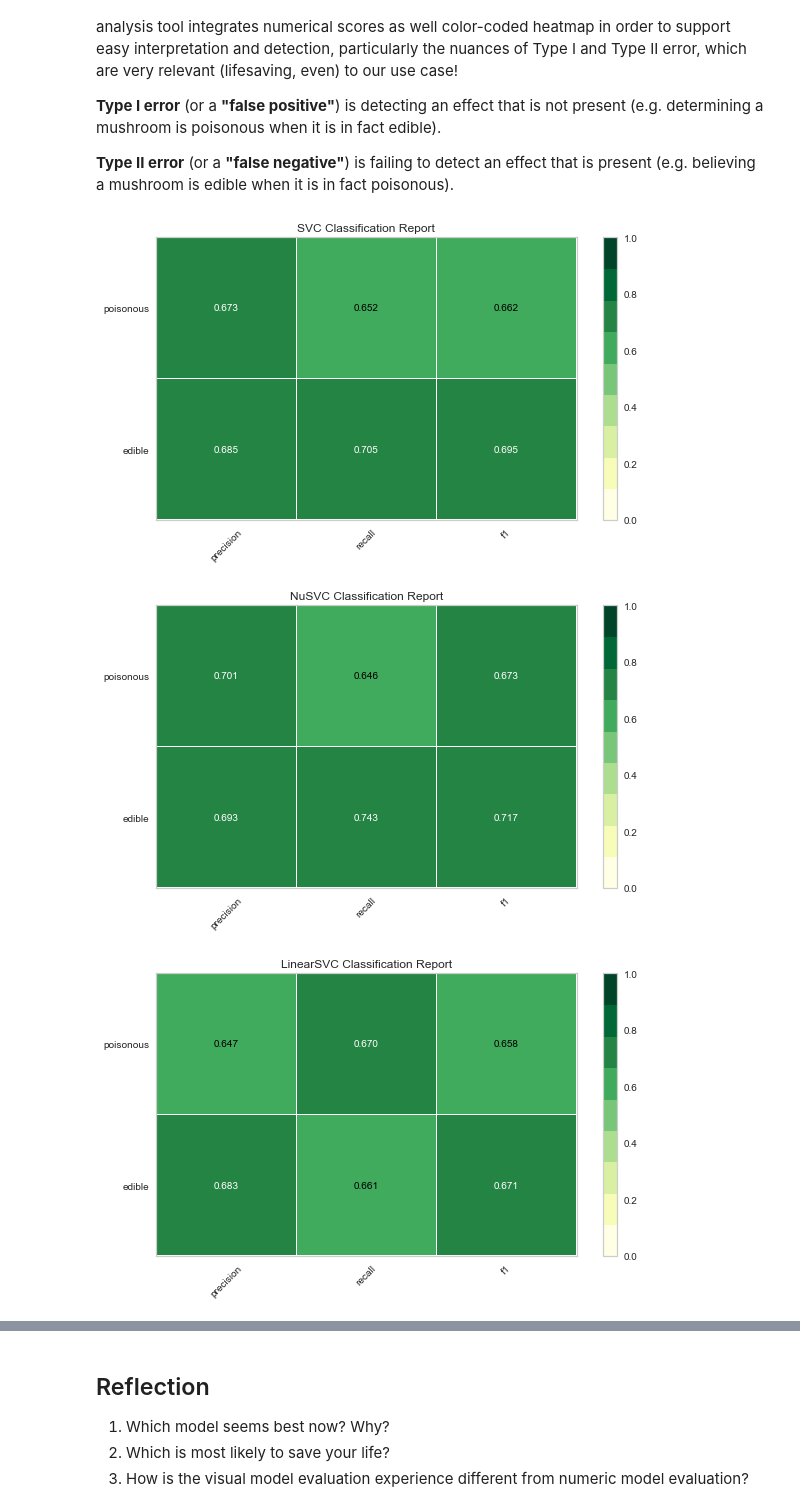
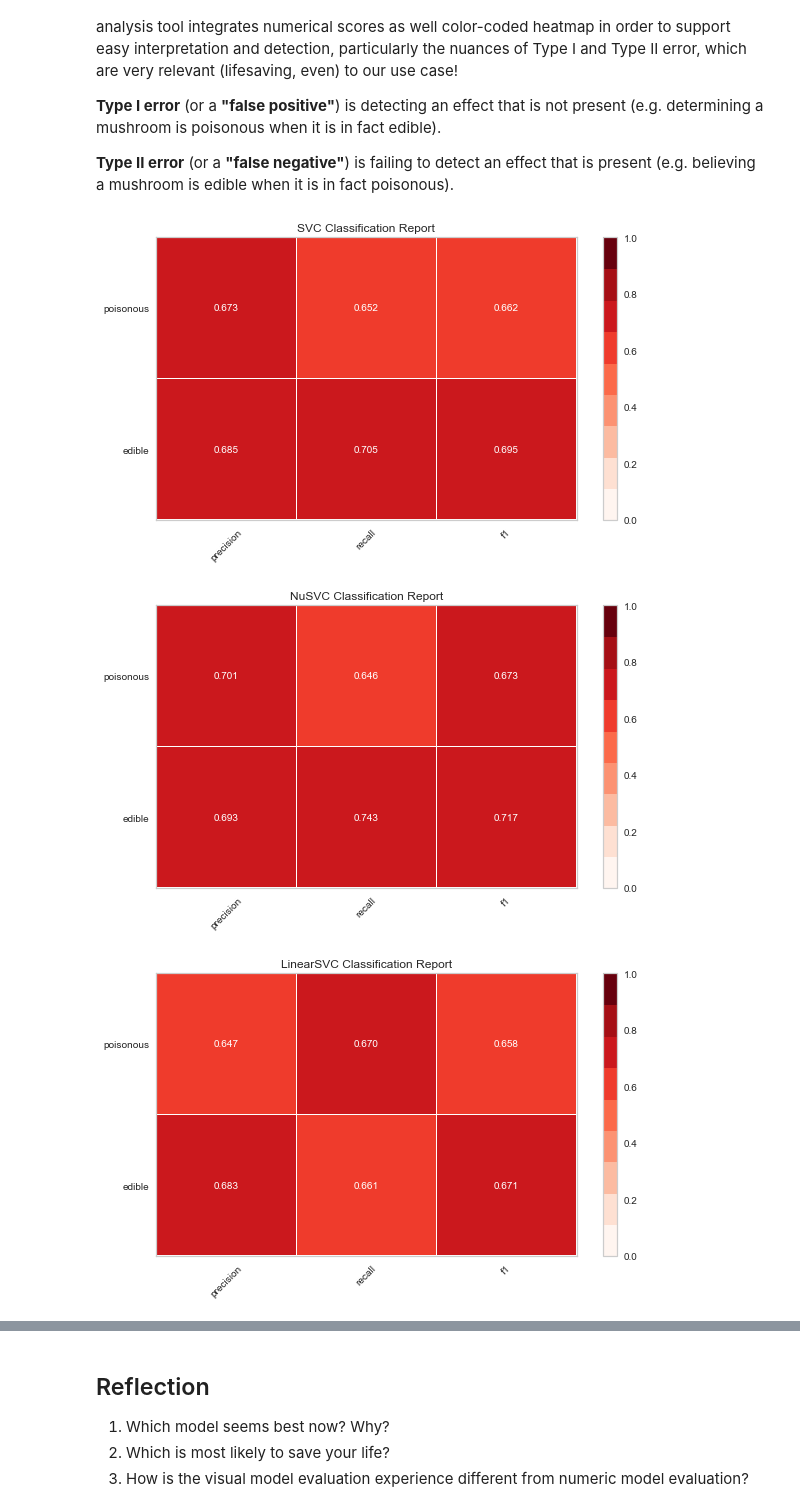
Before and after one commit to rebeccabilbro/rebeccabilbro.github.io, a Jupyter notebook: _drafts/mushroom_tutorial_reboot.ipynb, the cells around one changed output, grey strips where cells are left out. Cells and saved outputs as stored; diff of their text form; code cells hidden in the pictures.

```diff
--- a/_drafts/mushroom_tutorial_reboot.ipynb
+++ b/_drafts/mushroom_tutorial_reboot.ipynb
@@ -152,30 +152,30 @@ Now let's refactor our model evaluation function to use Yellowbrick's `Classific
 # %%
 from sklearn.pipeline import Pipeline
 from yellowbrick.classifier import ClassificationReport
 
 
 def visualize_model(X, y, estimator):
     """
     Test various estimators.
     """
     y = LabelEncoder().fit_transform(y)
     model = Pipeline([
          ('one_hot_encoder', OneHotEncoder()),
          ('estimator', estimator)
     ])
 
     # Instantiate the classification model and visualizer
     visualizer = ClassificationReport(
         model, classes=['edible', 'poisonous'],
-        cmap="YlGn", size=(600, 360)
+        cmap="Reds", size=(600, 360)
     )
     visualizer.fit(X, y)
     visualizer.score(X, y)
     visualizer.poof()
 
 for model in models:
     visualize_model(X, y, model)
 # %% [output]
-[figure, old version]
+[figure, new version]
-[figure, old version]
+[figure, new version]
-[figure, old version]
+[figure, new version]
```
Also changed, not shown: parts of 3 cells of this notebook, 1 other file.
